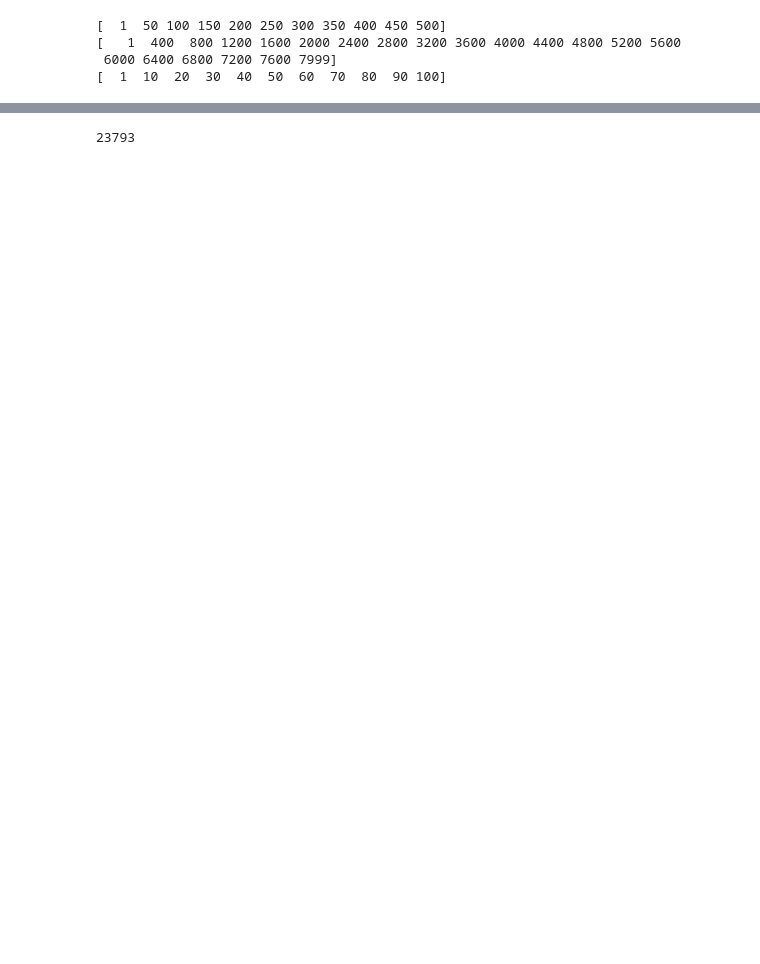
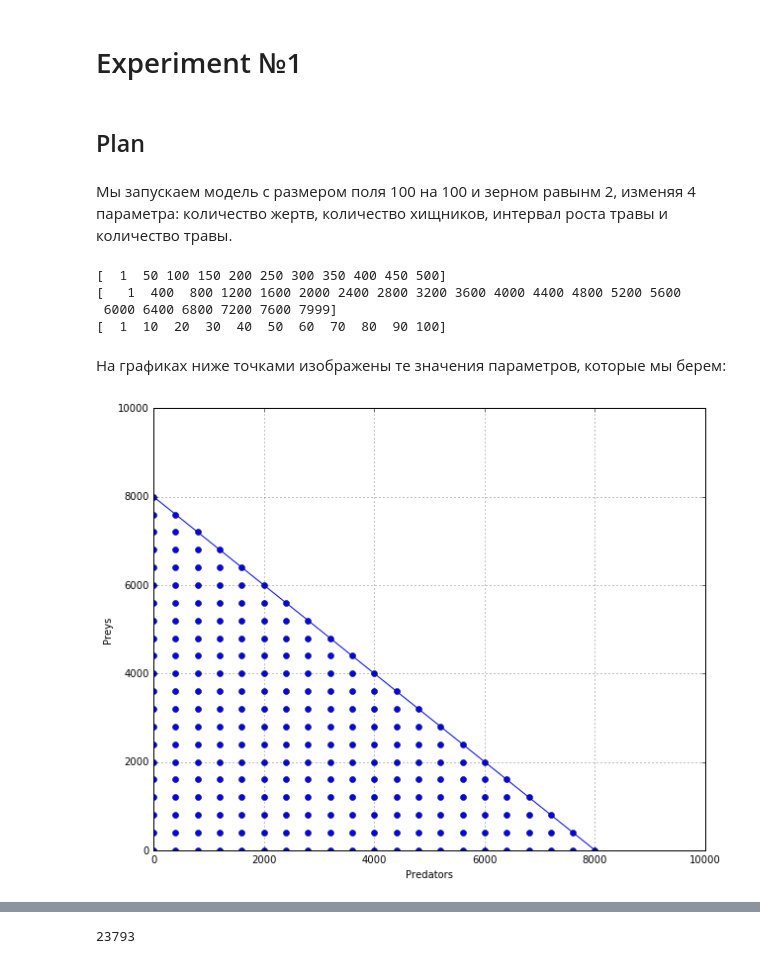
Before and after one commit to Zhuikov/predator-prey, a Jupyter notebook: notebooks/Experiment3.ipynb, the cells around one changed output, grey strips where cells are left out. Saved outputs shown, nothing was run; the diff lists cells and outputs as text; code cells hidden in the pictures; blank space fills up the shorter version.

```diff
--- a/notebooks/Experiment3.ipynb
+++ b/notebooks/Experiment3.ipynb
@@ -1,3 +1,10 @@
+# %% [markdown]
+# Experiment №1
+# %% [markdown]
+## Plan
+# %% [markdown]
+Мы запускаем модель с размером поля 100 на 100 и зерном равынм 2, изменяя 4 параметра:
+количество жертв, количество хищников, интервал роста травы и количество травы.
 # %%
 import numpy as np
 
@@ -19,3 +26,29 @@ print(intervals)
 [   1  400  800 1200 1600 2000 2400 2800 3200 3600 4000 4400 4800 5200 5600
  6000 6400 6800 7200 7600 7999]
 [  1  10  20  30  40  50  60  70  80  90 100]
+# %% [markdown]
+На графиках ниже точками изображены те значения параметров, которые мы берем:
+# %%
+from matplotlib import pyplot as plt
+import numpy as np
+
+pltdata = [[],[]]
+
+for a in agents :
+    for b in agents:
+        if b <= a:
+            pltdata[0].append(8000-a)
+            pltdata[1].append(b)
+
+fig = plt.figure()
+fig.set_size_inches(10, 8)
+plt.plot(agents, 8000 - agents, 'b')
+plt.plot(pltdata[0], pltdata[1], 'bo')
+plt.grid(True)
+plt.xlabel("Predators")
+plt.ylabel("Preys")
+plt.xlim(0, 10000)
+plt.ylim(0, 10000)
+plt.show()
+# %% [output]
+[figure, added]
```
Also changed, not shown: parts of 20 cells of this notebook, 4 other files.
